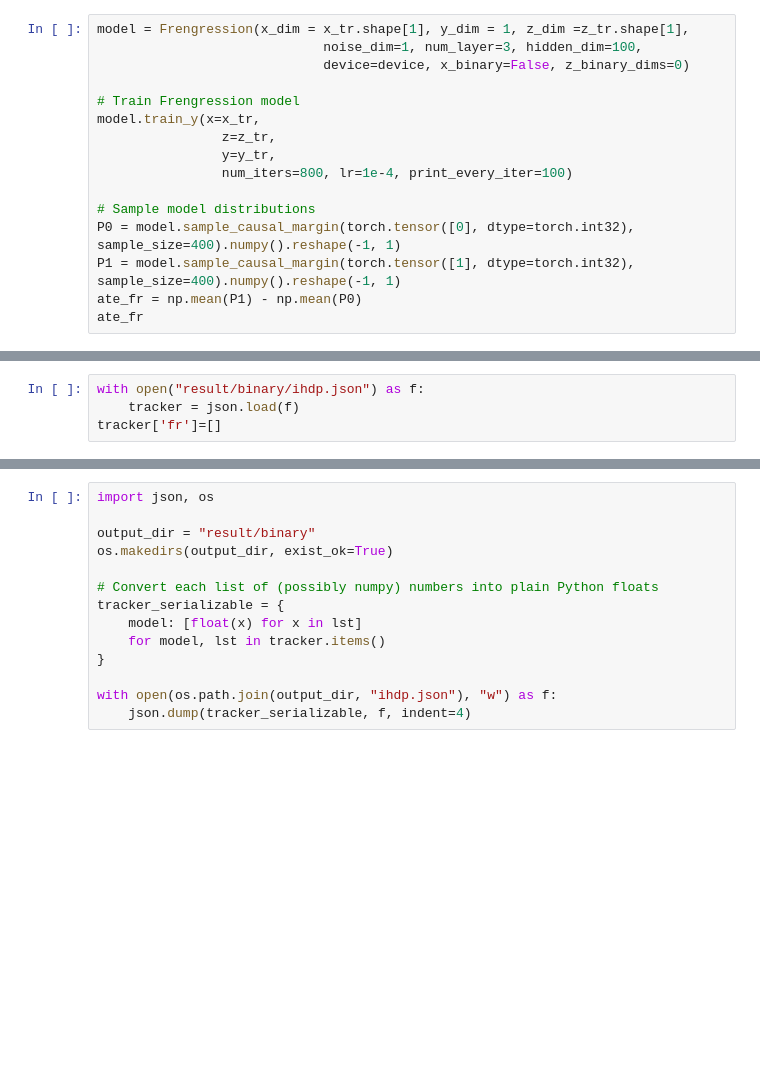
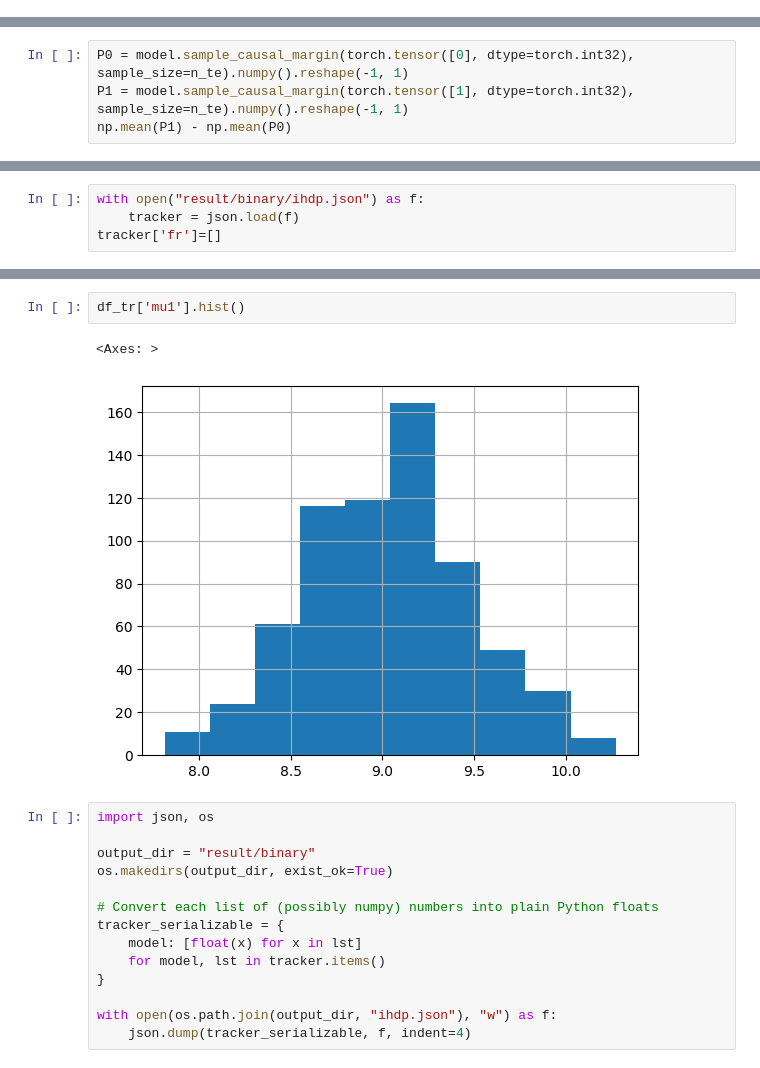
Before and after one commit to xwshen51/frengression, a Jupyter notebook: paper_exp/binary.ipynb, the cells around one changed output, grey strips where cells are left out. Cells and saved outputs as stored; diff of their text form; blank space fills up the shorter version.

```diff
--- a/paper_exp/binary.ipynb
+++ b/paper_exp/binary.ipynb
@@ -476,16 +402,0 @@ Warning: covariate dimension does not aligned with the specified input dimension
-# %%
-model = Frengression(x_dim = x_tr.shape[1], y_dim = 1, z_dim =z_tr.shape[1],
-                             noise_dim=1, num_layer=3, hidden_dim=100,
-                             device=device, x_binary=False, z_binary_dims=0)
-
-# Train Frengression model
-model.train_y(x=x_tr,
-                z=z_tr,
-                y=y_tr,
-                num_iters=800, lr=1e-4, print_every_iter=100)
-
-# Sample model distributions
-P0 = model.sample_causal_margin(torch.tensor([0], dtype=torch.int32), sample_size=400).numpy().reshape(-1, 1)
-P1 = model.sample_causal_margin(torch.tensor([1], dtype=torch.int32), sample_size=400).numpy().reshape(-1, 1)
-ate_fr = np.mean(P1) - np.mean(P0)
-ate_fr
@@ -509,0 +423,4 @@ df_tr.propen.hist()
+# %%
+P0 = model.sample_causal_margin(torch.tensor([0], dtype=torch.int32), sample_size=n_te).numpy().reshape(-1, 1)
+P1 = model.sample_causal_margin(torch.tensor([1], dtype=torch.int32), sample_size=n_te).numpy().reshape(-1, 1)
+np.mean(P1) - np.mean(P0)
@@ -740,3 +690,8 @@ Epoch 700: loss 1.3458, loss_y 0.7984, 1.8274, 2.0580,  loss_eta 0.5475, 1.2038,
+# %%
+df_tr['mu1'].hist()
+# %% [output]
+<Axes: >
+[figure, added]
 # %%
 import json, os
 
```
Also changed, not shown: parts of 15 cells of this notebook, 1 other file.
